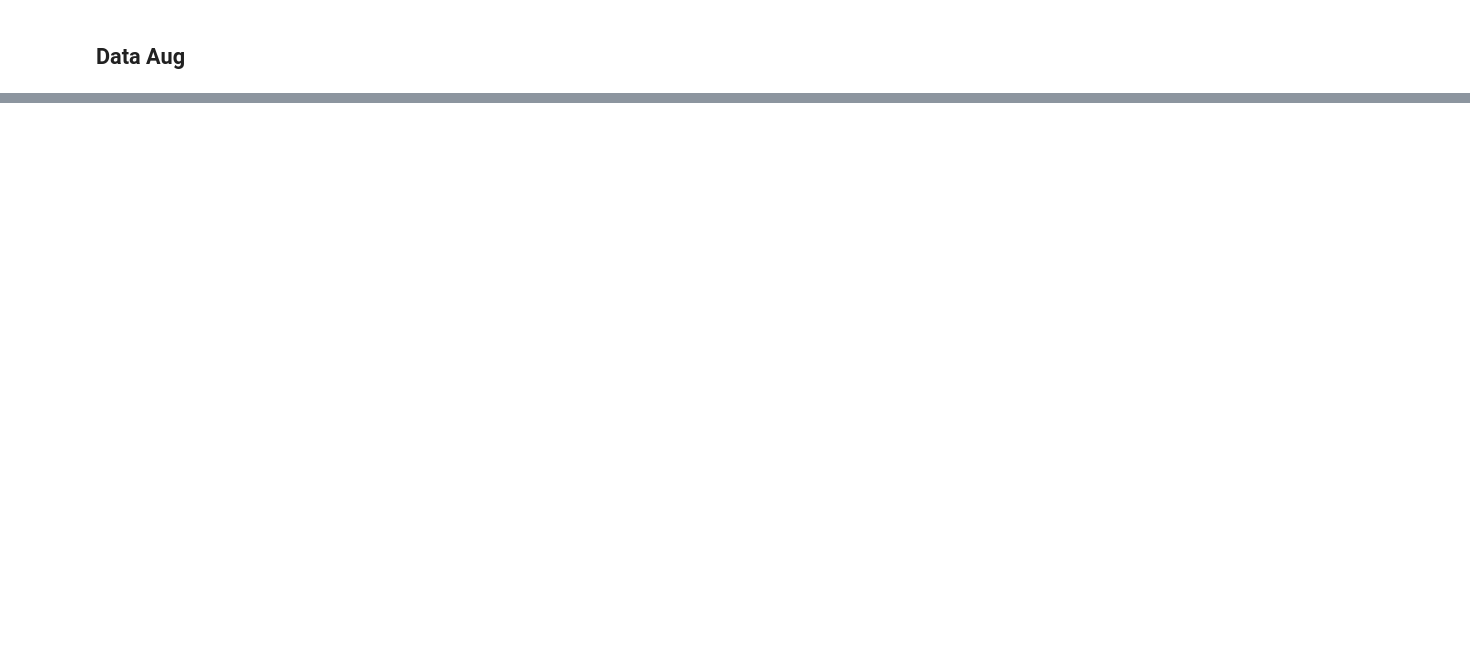
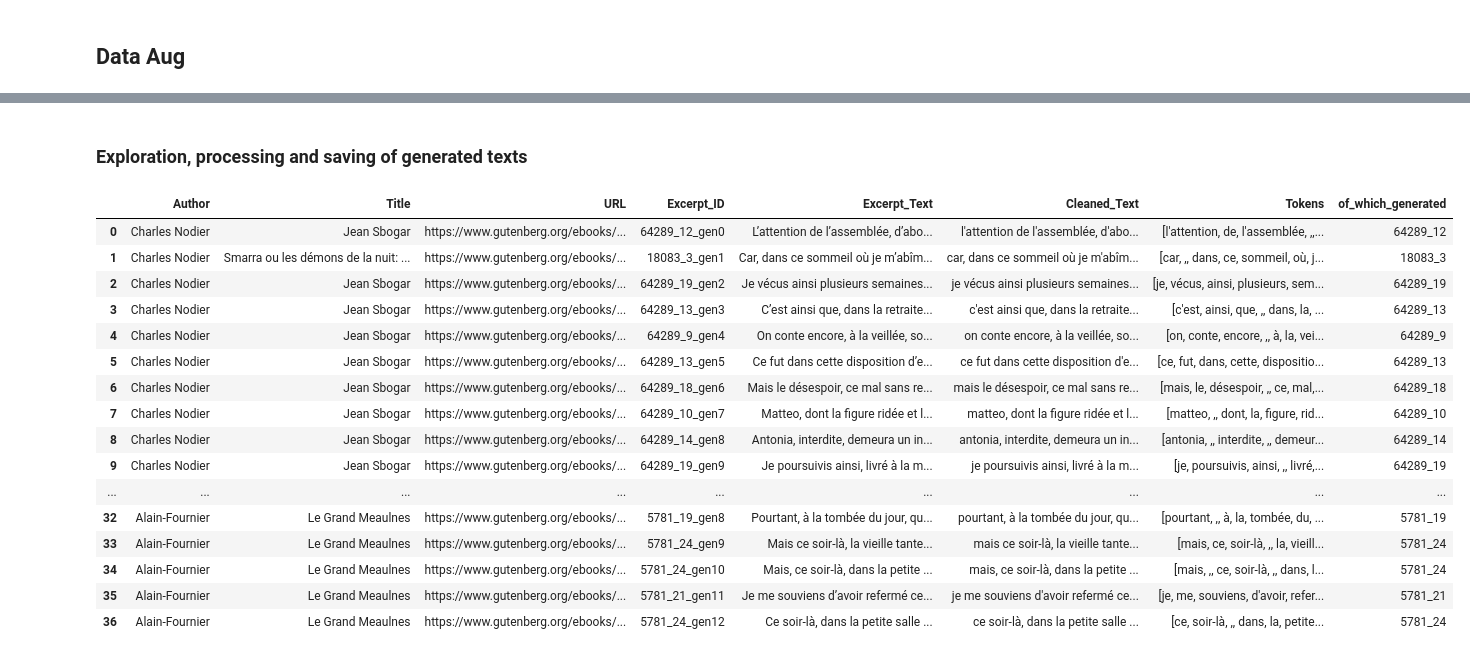
Before and after one commit to hadrienstrichard/author-style-ai-analysis, a Jupyter notebook: Notebooks/data_preprocessing.ipynb, the cells around one changed output, grey strips where cells are left out. Cells and saved outputs as stored; diff of their text form; code cells hidden in the pictures; blank space fills up the shorter version.

```diff
--- a/Notebooks/data_preprocessing.ipynb
+++ b/Notebooks/data_preprocessing.ipynb
@@ -212,5 +224,6 @@ def get_delta_distribution_for_author(author, texts_df, profiles, scaler, vector
 # %%
 def build_prompt(target_author, example_1, example_2, input_excerpt, author_metadata):
+    """Given an author, two examples, and an excerpt, builds a prompt for text generation."""
     bio = (
         f"{target_author} est un écrivain français du {author_metadata['birth_date'][:4]}–{author_metadata['death_date'][:4]} siècle. "
         f"Appartenant au mouvement {author_metadata['Mouvement']}, il a principalement écrit dans les genres suivants : "
@@ -244,6 +257,7 @@ Voici un extrait tiré de l’œuvre suivante : "{input_excerpt['Title']}". Gén
 """
 # %%
 def generate_and_validate(author_row, texts_df, n_needed, author_profiles, vectorizer, scaler, client):
+    """Genrates and validates excerpts for a given author."""
 
     author_name = author_row["Name"]
     subset = texts_df[texts_df["Author"] == author_name].copy()
@@ -281,6 +295,7 @@ def generate_and_validate(author_row, texts_df, n_needed, author_profiles, vecto
         # Input excerpt also from middle
         input_excerpt = middle_subset.sample(1).iloc[0]
 
+        # Build the prompt
         prompt = build_prompt(
             target_author=author_name,
             example_1=example_1,
@@ -289,6 +304,7 @@ def generate_and_validate(author_row, texts_df, n_needed, author_profiles, vecto
             author_metadata=author_row
         )
 
+        # Validation process
         try:
             print(f"Generating excerpt for {author_name}... (Attempt {attempts})")
             response = client.chat.completions.create(
@@ -390,0 +455,23 @@ ValueError: No objects to concatenate
+# %% [markdown]
+### Exploration, processing and saving of generated texts
+# %%
+pd.set_option('display.max_colwidth', 50)
+augmented_df
+# %% [output]
+|  | Author | Title | URL | Excerpt_ID | Excerpt_Text | Cleaned_Text | Tokens | of_which_generated |
+| 0 | Charles Nodier | Jean Sbogar | https://www.gutenberg.org/ebooks/... | 64289_12_gen0 | L’attention de l’assemblée, d’abo... | l'attention de l'assemblée, d'abo... | [l'attention, de, l'assemblée, ,,... | 64289_12 |
+| 1 | Charles Nodier | Smarra ou les démons de la nuit: ... | https://www.gutenberg.org/ebooks/... | 18083_3_gen1 | Car, dans ce sommeil où je m’abîm... | car, dans ce sommeil où je m'abîm... | [car, ,, dans, ce, sommeil, où, j... | 18083_3 |
+| 2 | Charles Nodier | Jean Sbogar | https://www.gutenberg.org/ebooks/... | 64289_19_gen2 | Je vécus ainsi plusieurs semaines... | je vécus ainsi plusieurs semaines... | [je, vécus, ainsi, plusieurs, sem... | 64289_19 |
+| 3 | Charles Nodier | Jean Sbogar | https://www.gutenberg.org/ebooks/... | 64289_13_gen3 | C’est ainsi que, dans la retraite... | c'est ainsi que, dans la retraite... | [c'est, ainsi, que, ,, dans, la, ... | 64289_13 |
+| 4 | Charles Nodier | Jean Sbogar | https://www.gutenberg.org/ebooks/... | 64289_9_gen4 | On conte encore, à la veillée, so... | on conte encore, à la veillée, so... | [on, conte, encore, ,, à, la, vei... | 64289_9 |
+| 5 | Charles Nodier | Jean Sbogar | https://www.gutenberg.org/ebooks/... | 64289_13_gen5 | Ce fut dans cette disposition d’e... | ce fut dans cette disposition d'e... | [ce, fut, dans, cette, dispositio... | 64289_13 |
+| 6 | Charles Nodier | Jean Sbogar | https://www.gutenberg.org/ebooks/... | 64289_18_gen6 | Mais le désespoir, ce mal sans re... | mais le désespoir, ce mal sans re... | [mais, le, désespoir, ,, ce, mal,... | 64289_18 |
+| 7 | Charles Nodier | Jean Sbogar | https://www.gutenberg.org/ebooks/... | 64289_10_gen7 | Matteo, dont la figure ridée et l... | matteo, dont la figure ridée et l... | [matteo, ,, dont, la, figure, rid... | 64289_10 |
+| 8 | Charles Nodier | Jean Sbogar | https://www.gutenberg.org/ebooks/... | 64289_14_gen8 | Antonia, interdite, demeura un in... | antonia, interdite, demeura un in... | [antonia, ,, interdite, ,, demeur... | 64289_14 |
+| 9 | Charles Nodier | Jean Sbogar | https://www.gutenberg.org/ebooks/... | 64289_19_gen9 | Je poursuivis ainsi, livré à la m... | je poursuivis ainsi, livré à la m... | [je, poursuivis, ainsi, ,, livré,... | 64289_19 |
+| ... | ... | ... | ... | ... | ... | ... | ... | ... |
+| 32 | Alain-Fournier | Le Grand Meaulnes | https://www.gutenberg.org/ebooks/... | 5781_19_gen8 | Pourtant, à la tombée du jour, qu... | pourtant, à la tombée du jour, qu... | [pourtant, ,, à, la, tombée, du, ... | 5781_19 |
+| 33 | Alain-Fournier | Le Grand Meaulnes | https://www.gutenberg.org/ebooks/... | 5781_24_gen9 | Mais ce soir-là, la vieille tante... | mais ce soir-là, la vieille tante... | [mais, ce, soir-là, ,, la, vieill... | 5781_24 |
+| 34 | Alain-Fournier | Le Grand Meaulnes | https://www.gutenberg.org/ebooks/... | 5781_24_gen10 | Mais, ce soir-là, dans la petite ... | mais, ce soir-là, dans la petite ... | [mais, ,, ce, soir-là, ,, dans, l... | 5781_24 |
+| 35 | Alain-Fournier | Le Grand Meaulnes | https://www.gutenberg.org/ebooks/... | 5781_21_gen11 | Je me souviens d’avoir refermé ce... | je me souviens d'avoir refermé ce... | [je, me, souviens, d'avoir, refer... | 5781_21 |
+| 36 | Alain-Fournier | Le Grand Meaulnes | https://www.gutenberg.org/ebooks/... | 5781_24_gen12 | Ce soir-là, dans la petite salle ... | ce soir-là, dans la petite salle ... | [ce, soir-là, ,, dans, la, petite... | 5781_24 |
```
Also changed, not shown: parts of 17 cells of this notebook, 1 other file.
